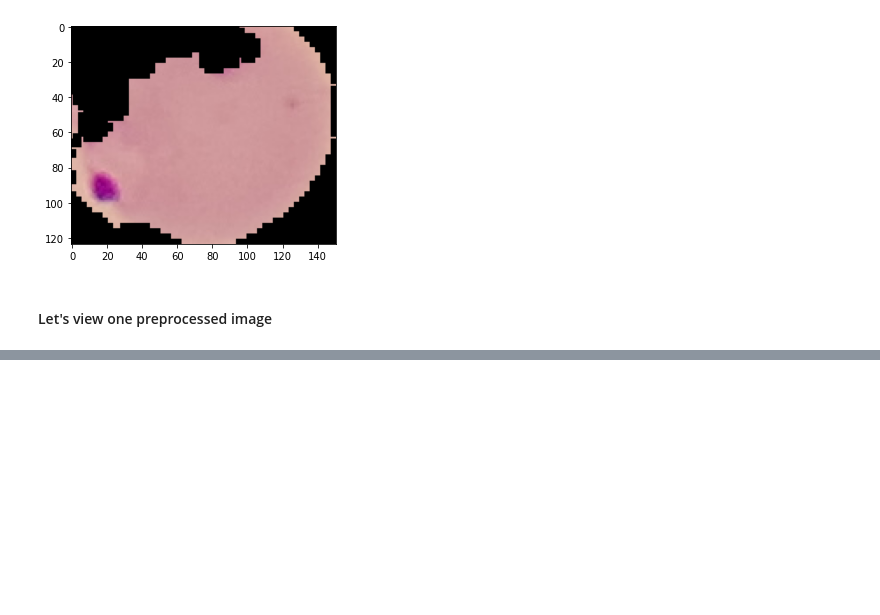
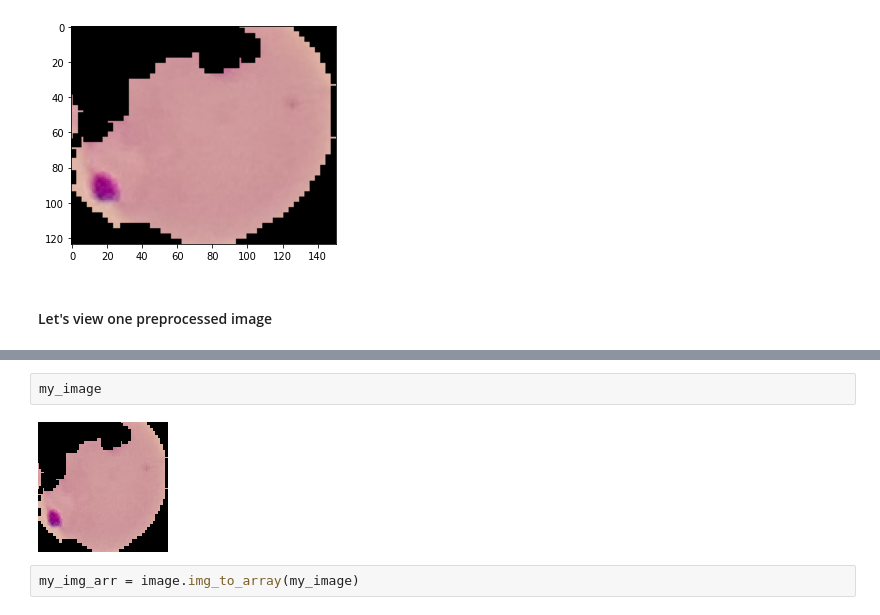
Before and after one commit to tanvirakibul/malaria-cell-detection, a Jupyter notebook: Mataria_cell_detection.ipynb, the cells around one changed output, grey strips where cells are left out. Cells and saved outputs as stored; diff of their text form; blank space fills up the shorter version.

```diff
--- a/Mataria_cell_detection.ipynb
+++ b/Mataria_cell_detection.ipynb
@@ -235,0 +480,6 @@ plt.imshow(image_gen.random_transform(imread(para_cell)))
+# %%
+my_image
+# %% [output]
+[figure, added]
+# %%
+my_img_arr = image.img_to_array(my_image)
```
Also changed, not shown: parts of 56 cells of this notebook.
